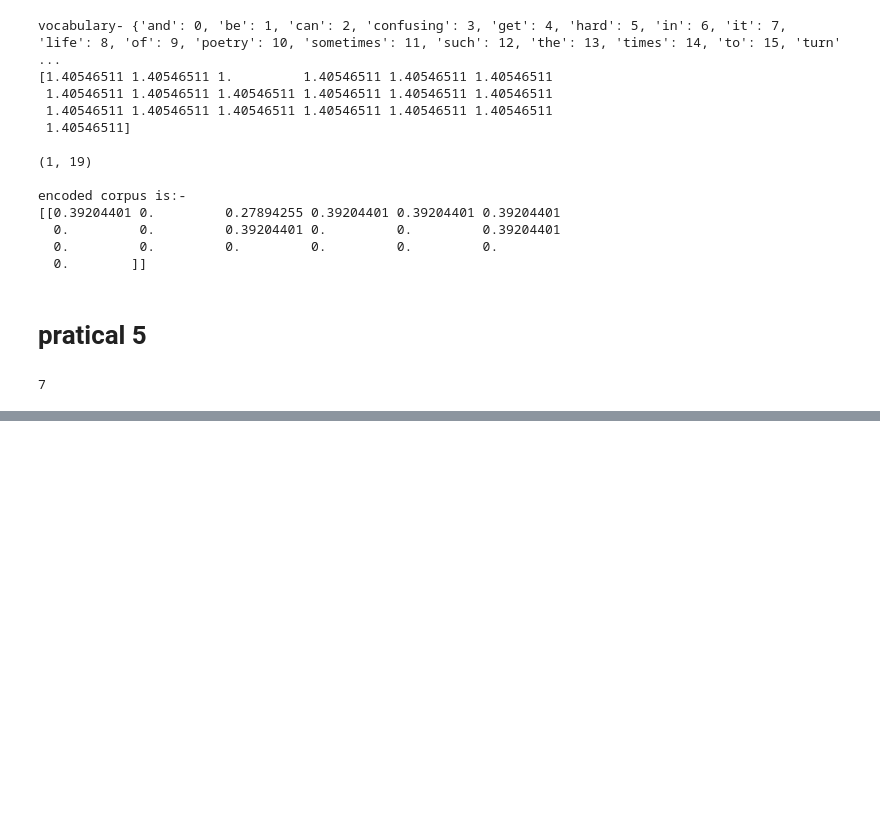
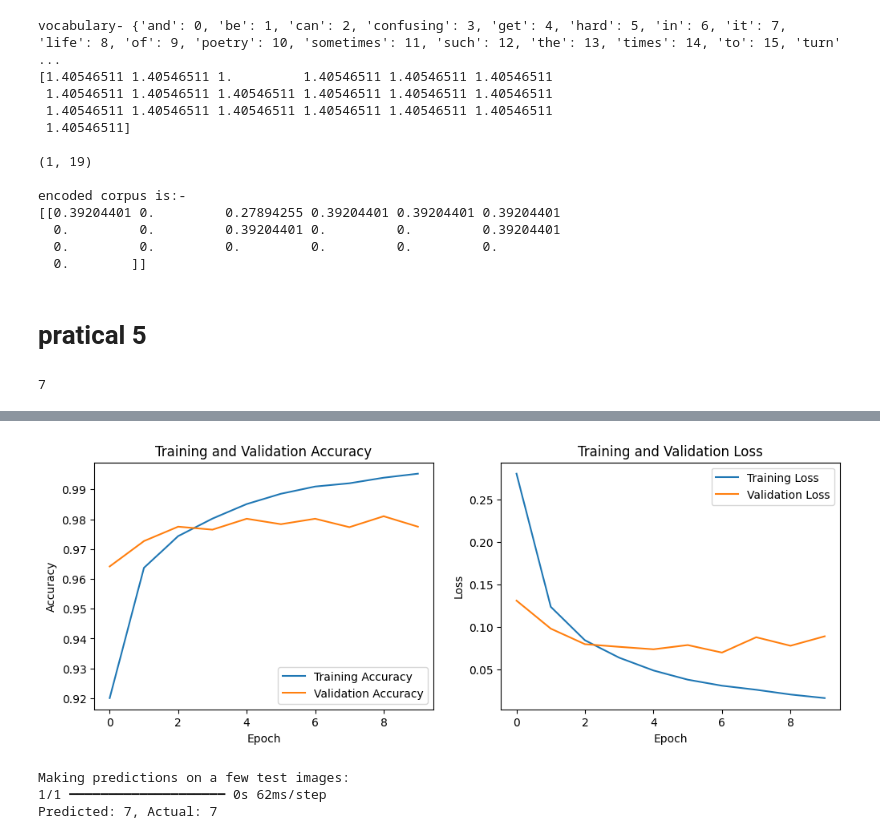
Before and after one commit to umesh755485/DLNL, a Jupyter notebook: first_project.ipynb, the cells around one changed output, grey strips where cells are left out. Saved outputs shown, nothing was run; the diff lists cells and outputs as text; code cells hidden in the pictures; blank space fills up the shorter version.

```diff
--- a/first_project.ipynb
+++ b/first_project.ipynb
@@ -112,0 +115,76 @@ print(vocab_size)
+# %%
+import tensorflow as tf
+from tensorflow.keras import layers, models
+
+# 1. Load the MNIST dataset
+(train_images, train_labels), (test_images, test_labels) = tf.keras.datasets.mnist.load_data()
+
+# 2. Normalize the images
+# Pixel values are originally from 0 to 255. Normalize to 0-1.
+train_images = train_images / 255.0
+test_images = test_images / 255.0
+
+# 3. Create a simple neural network model
+model = models.Sequential([
+    # Flatten layer: Converts 2D images (28x28) to 1D arrays (784)
+    layers.Flatten(input_shape=(28, 28)),
+
+    # Dense hidden layer: 128 neurons with ReLU activation
+    layers.Dense(128, activation='relu'),
+
+    # Dense output layer: 10 neurons (one for each digit 0-9) with softmax activation
+    # Softmax ensures the output is a probability distribution over the 10 classes
+    layers.Dense(10, activation='softmax')
+])
+
+# 4. Compile the model
+model.compile(optimizer='adam',
+              loss='sparse_categorical_crossentropy', # Use sparse_categorical_crossentropy for integer labels
+              metrics=['accuracy'])
+
+# Display the model summary
+model.summary()
+
+# 5. Train the model
+print("\nTraining the model...")
+history = model.fit(train_images, train_labels, epochs=10, validation_split=0.1) # Train for 10 epochs
+
+# 6. Evaluate how well it performs on test data
+print("\nEvaluating the model on test data...")
+test_loss, test_acc = model.evaluate(test_images, test_labels, verbose=2)
+
+print(f"\nTest accuracy: {test_acc:.4f}")
+print(f"Test loss: {test_loss:.4f}")
+
+# Optional: Plot training history
+import matplotlib.pyplot as plt
+
+plt.figure(figsize=(12, 4))
+plt.subplot(1, 2, 1)
+plt.plot(history.history['accuracy'], label='Training Accuracy')
+plt.plot(history.history['val_accuracy'], label='Validation Accuracy')
+plt.title('Training and Validation Accuracy')
+plt.xlabel('Epoch')
+plt.ylabel('Accuracy')
+plt.legend()
+
+plt.subplot(1, 2, 2)
+plt.plot(history.history['loss'], label='Training Loss')
+plt.plot(history.history['val_loss'], label='Validation Loss')
+plt.title('Training and Validation Loss')
+plt.xlabel('Epoch')
+plt.ylabel('Loss')
+plt.legend()
+plt.show()
+
+# Optional: Make predictions on a few test images
+print("\nMaking predictions on a few test images:")
+predictions = model.predict(test_images[:5])
+import numpy as np
+for i in range(5):
+    print(f"Predicted: {np.argmax(predictions[i])}, Actual: {test_labels[i]}")
+
+    plt.imshow(test_images[i], cmap=plt.cm.binary)
+    plt.title(f"Predicted: {np.argmax(predictions[i])}, Actual: {test_labels[i]}")
+    plt.show()
+# %% [output]
@@ -112,0 +223,4 @@ print(vocab_size)
+[figure, added]
+Making predictions on a few test images:
+1/1 ━━━━━━━━━━━━━━━━━━━━ 0s 62ms/step
+Predicted: 7, Actual: 7
```
Also changed, not shown: parts of 2 cells of this notebook.
